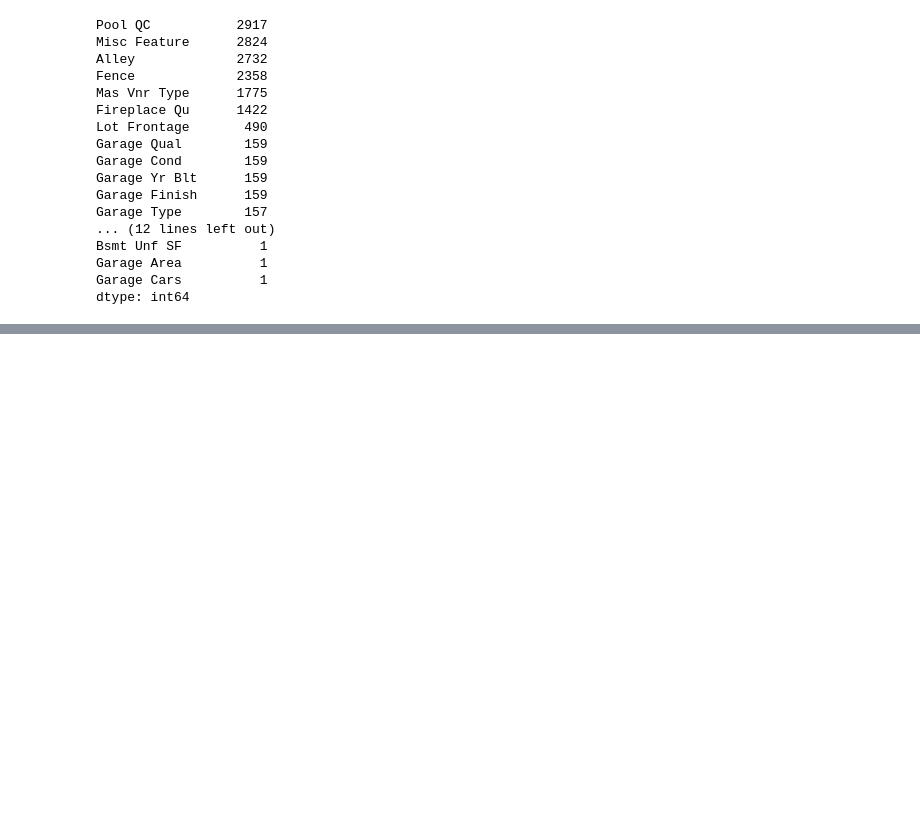
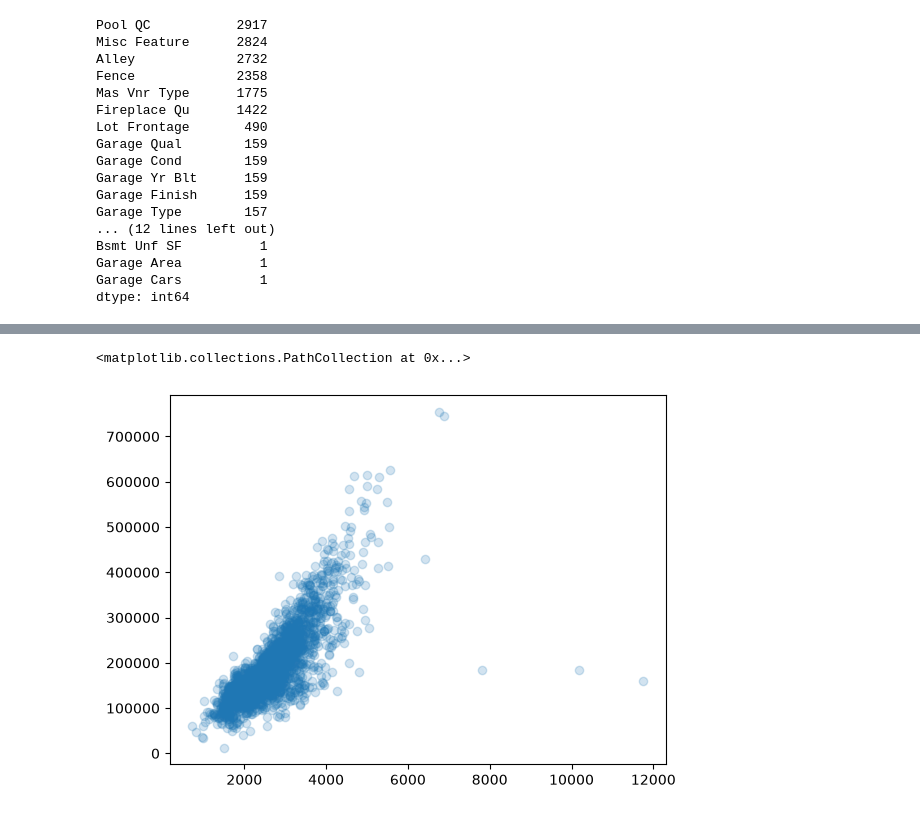
Before and after one commit to JeremiahIsGood/Atlantic-Project, a Jupyter notebook: Ames_data_preprocessing.ipynb, the cells around one changed output, grey strips where cells are left out. Saved outputs shown, nothing was run; the diff lists cells and outputs as text; code cells hidden in the pictures; blank space fills up the shorter version.

```diff
--- a/Ames_data_preprocessing.ipynb
+++ b/Ames_data_preprocessing.ipynb
@@ -150,0 +240,5 @@ class AddFeatures:
+# %%
+plt.scatter(df3['Total SF'], df3['SalePrice'], alpha=0.2)
+# %% [output]
+<matplotlib.collections.PathCollection at 0x...>
+[figure, added]
```
Also changed, not shown: parts of 11 cells of this notebook, 1 other file.
